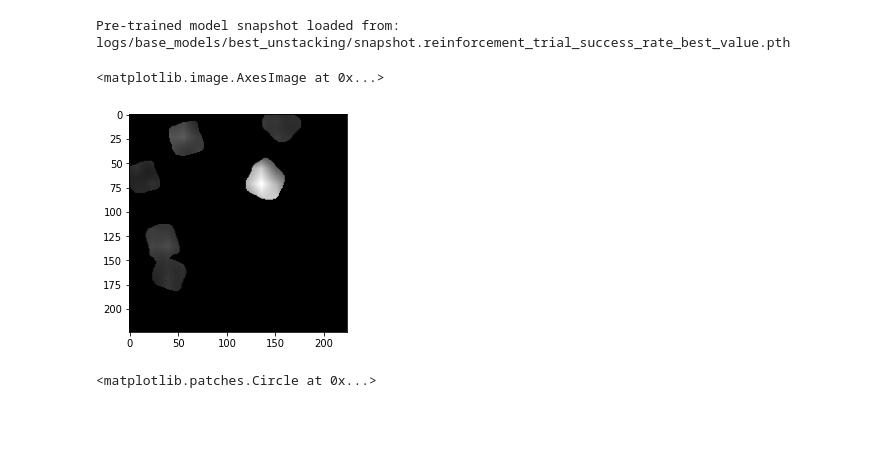
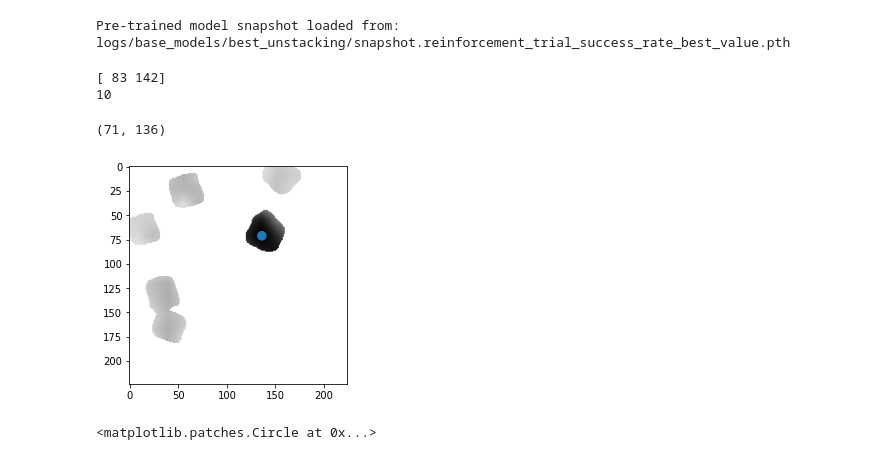
Before and after one commit to jhu-lcsr/good_robot, a Jupyter notebook: cc_figure.ipynb, the cells around one changed output. Saved outputs shown, nothing was run; the diff lists cells and outputs as text; code cells hidden in the pictures; blank space fills up the shorter version.

Commit message:
Bugfix: order of indexing for demo action

```diff
--- a/cc_figure.ipynb
+++ b/cc_figure.ipynb
@@ -55,12 +55,18 @@ Pre-trained model snapshot loaded from: logs/base_models/best_unstacking/snapsho
 action_vector = demo.action_dict[2][2]
 
 # convert rotation angle to index
-# best_rot_ind = numpy.around((numpy.rad2deg(action_vector[-2]) % 360) * 16 / 360).astype(int)
-best_rot_ind = 1
+best_rot_ind = numpy.around((numpy.rad2deg(action_vector[-2]) % 360) * 16 / 360).astype(int)
+test_rot_ind = 1
 
 # convert robot coordinates to pixel
 workspace_pixel_offset = workspace_limits[:2, 0] * -1 * 1000
 best_action_xy = ((workspace_pixel_offset + 1000 * action_vector[:2]) / 2).astype(int)
+
+print(best_action_xy)
+print(best_rot_ind)
+# %% [output]
+[ 83 142]
+10
 # %%
 _, _, demo_features = stack_trainer.forward(demo_color_heightmap, demo_depth_heightmap,
                                             is_volatile=True, keep_action_feat=True, demo_mask=True)[:3]
@@ -71,7 +77,7 @@ _, _, test_features = stack_trainer.forward(test_color_heightmap, test_depth_hei
 test_features = test_features.filled(0.0)
 # %%
 demo_features_rot = demo_features[best_rot_ind,:,:,:]
-test_features_rot = test_features[best_rot_ind,:,:,:]
+test_features_rot = test_features[test_rot_ind,:,:,:]
 
 # Compute mask
 demo_mask = (demo_features_rot == 0).all(axis=0)
@@ -79,14 +85,21 @@ test_mask = (test_features_rot == 0).all(axis=0)
 # %%
 match_dist = numpy.zeros([224, 224])
 for i in range(0, 224):
     for j in range(0, 224):
-        match_dist[i,j] = numpy.sum(numpy.square(demo_features_rot[:, best_action_xy[1], best_action_xy[1]] - test_features_rot[:, i, j]))
-match_dist = numpy.sqrt(match_dist)
+        match_dist[i,j] = numpy.sum(numpy.square(demo_features_rot[:, best_action_xy[1], best_action_xy[0]] - test_features_rot[:, i, j]))
+match_dist[test_mask] = numpy.max(match_dist)*1.1
+# match_dist = numpy.sqrt(match_dist)
 
-plt.imshow(match_dist, cmap="gray")
+matched_action = numpy.unravel_index(numpy.argmin(match_dist), match_dist.shape)
+
+fig, ax = plt.subplots(1)
+ax.imshow(match_dist, cmap="gray")
+circle = Circle((matched_action[1], matched_action[0]))
+ax.add_patch(circle)
+print(matched_action)
 # %% [output]
-<matplotlib.image.AxesImage at 0x...>
+(71, 136)
-[figure, old version]
+[figure, new version]
 # %%
 rematch_squared_distance = numpy.zeros([224, 224])
 
```
Also changed, not shown: parts of 11 cells of this notebook, 1 other file.
